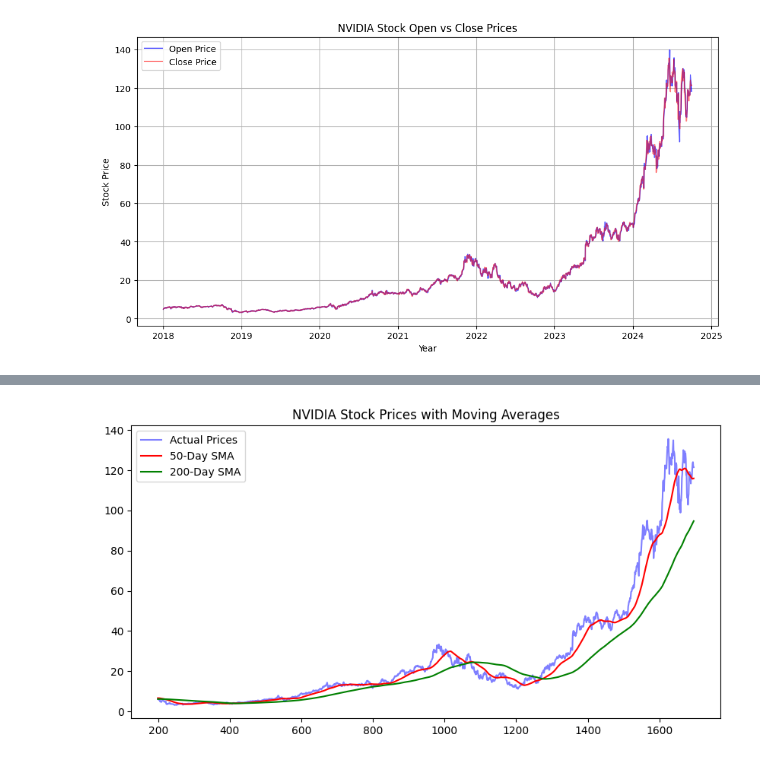
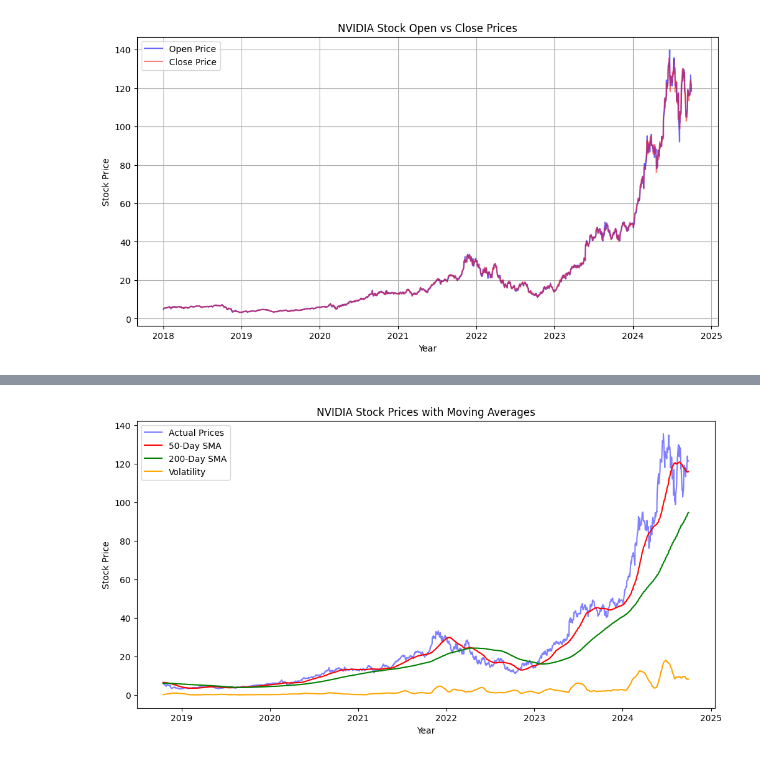
Before and after one commit to smkhowaja08/data-science-project, a Jupyter notebook: predicting_nvidia_stock_prices_using_machine_learning_models.ipynb, the cells around one changed output, grey strips where cells are left out. Saved outputs shown, nothing was run; the diff lists cells and outputs as text; code cells hidden in the pictures.

```diff
--- a/predicting_nvidia_stock_prices_using_machine_learning_models.ipynb
+++ b/predicting_nvidia_stock_prices_using_machine_learning_models.ipynb
@@ -55,7 +61,7 @@ df_nvidia = df_nvidia.iloc[2:]
 df_nvidia = df_nvidia.dropna()
 # %%
 # Convert object into float
-df_nvidia[['Adj Close', 'Close', 'High', 'Low', 'Open', 'Volume']] = df_nvidia[['Adj Close', 'Close', 'High', 'Low', 'Open', 'Volume']].apply(pd.to_numeric, errors='coerce')
+df_nvidia[['Adj Close', 'Close', 'High', 'Low', 'Open', 'Volume']] = df_nvidia[['Adj Close', 'Close', 'High', 'Low', 'Open', 'Volume']].astype(float) #.apply(pd.to_numeric, errors='coerce')
 # %%
 # Handle missing values
 df_nvidia.ffill(inplace=True)
@@ -177,7 +183,7 @@ plt.show()
 # %%
 # Looking at some real data, where we don't know the number of clusters already
-#for col in df_nvidia.columns:
-#    df_nvidia[col] = pd.to_numeric(df_nvidia[col])
+for col in df_nvidia.columns:
+    df_nvidia[col] = pd.to_numeric(df_nvidia[col])
 
-#sns.pairplot(df_nvidia, corner=True)
-#plt.show()
+sns.pairplot(df_nvidia, corner=True)
+plt.show()
@@ -191,3 +201,6 @@ plt.show()
+# %%
+if df_nvidia.index.name == "Date":
+    df_nvidia = df_nvidia.reset_index()
 # %%
 # Feature Engineering (Moving Averages and Volatility)
 
@@ -216,11 +226,16 @@ df_nvidia.head()
+# %%
+# Convert "Date" to datetime format
+df_nvidia["Date"] = pd.to_datetime(df_nvidia["Date"], errors='coerce')
 # %%
-# Plot Moving Averages with Actual Prices
-plt.figure(figsize=(10, 5))
-plt.plot(df_nvidia.index, df_nvidia["Close"], label="Actual Prices", color="blue", alpha=0.5)
-plt.plot(df_nvidia.index, df_nvidia["SMA_50"], label="50-Day SMA", color="red")
-plt.plot(df_nvidia.index, df_nvidia["SMA_200"], label="200-Day SMA", color="green")
+plt.figure(figsize=(12, 6))
+plt.plot(df_nvidia["Date"], df_nvidia["Close"], label="Actual Prices", color="blue", alpha=0.5)
+plt.plot(df_nvidia["Date"], df_nvidia["SMA_50"], label="50-Day SMA", color="red")
+plt.plot(df_nvidia["Date"], df_nvidia["SMA_200"], label="200-Day SMA", color="green")
+plt.plot(df_nvidia["Date"], df_nvidia["Volatility"], label="Volatility", color="orange")
 plt.legend()
 plt.title("NVIDIA Stock Prices with Moving Averages")
+plt.xlabel("Year")
+plt.ylabel("Stock Price")
 plt.show()
 # %% [output]
-[figure, old version]
+[figure, new version]
```
Also changed, not shown: parts of 28 cells of this notebook.
